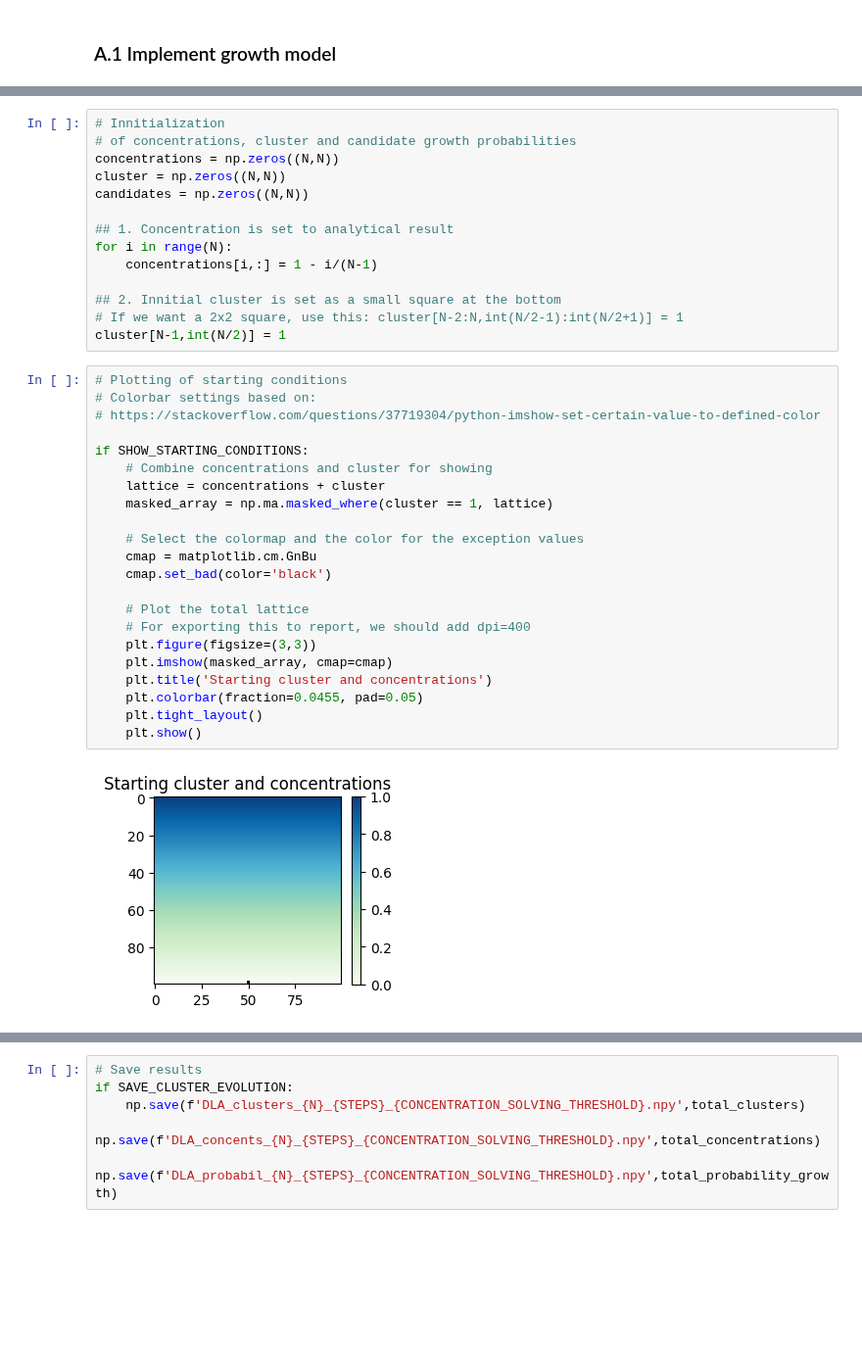
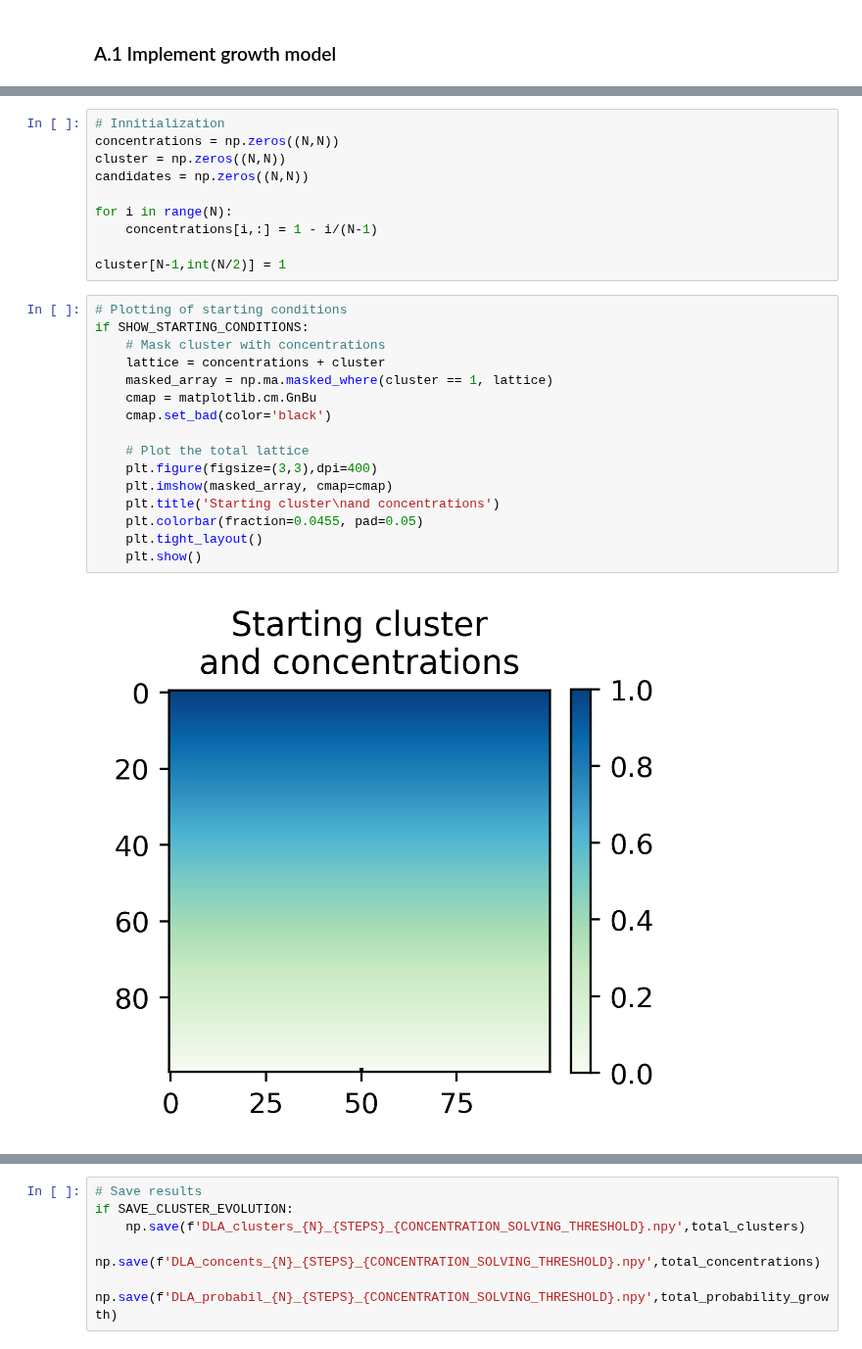
Before and after one commit to NitaiNijholt/ScientificComputing, a Jupyter notebook: assignment2_Nitai.ipynb, the cells around one changed output, grey strips where cells are left out. Shown at 98% size. Saved outputs shown, nothing was run; the diff lists cells and outputs as text; blank space fills up the shorter version.

Commit message:
Part 1 debugged, new plots pending

```diff
--- a/assignment2_Nitai.ipynb
+++ b/assignment2_Nitai.ipynb
@@ -43,42 +44,32 @@ SHOW_STARTING_CONDITIONS = True
 SAVE_CLUSTER_EVOLUTION = True
 # %%
 # Innitialization
-# of concentrations, cluster and candidate growth probabilities
 concentrations = np.zeros((N,N))
 cluster = np.zeros((N,N))
 candidates = np.zeros((N,N))
 
-## 1. Concentration is set to analytical result
 for i in range(N):
     concentrations[i,:] = 1 - i/(N-1)
 
-## 2. Innitial cluster is set as a small square at the bottom
-# If we want a 2x2 square, use this: cluster[N-2:N,int(N/2-1):int(N/2+1)] = 1
 cluster[N-1,int(N/2)] = 1
 # %%
 # Plotting of starting conditions
-# Colorbar settings based on:
-# https://stackoverflow.com/questions/37719304/python-imshow-set-certain-value-to-defined-color
-
 if SHOW_STARTING_CONDITIONS:
-    # Combine concentrations and cluster for showing
+    # Mask cluster with concentrations
     lattice = concentrations + cluster
     masked_array = np.ma.masked_where(cluster == 1, lattice)
-
-    # Select the colormap and the color for the exception values
     cmap = matplotlib.cm.GnBu
     cmap.set_bad(color='black')
 
     # Plot the total lattice
-    # For exporting this to report, we should add dpi=400
-    plt.figure(figsize=(3,3))
+    plt.figure(figsize=(3,3),dpi=400)
     plt.imshow(masked_array, cmap=cmap)
-    plt.title('Starting cluster and concentrations')
+    plt.title('Starting cluster\nand concentrations')
     plt.colorbar(fraction=0.0455, pad=0.05)
     plt.tight_layout()
     plt.show()
 # %% [output]
-[figure, old version]
+[figure, new version]
 # %%
 # SOC solving until stop_thresold
 def solve_SOR(concentrations,cluster,stop_thresold,N):
```
Also changed, not shown: parts of 13 cells of this notebook.
